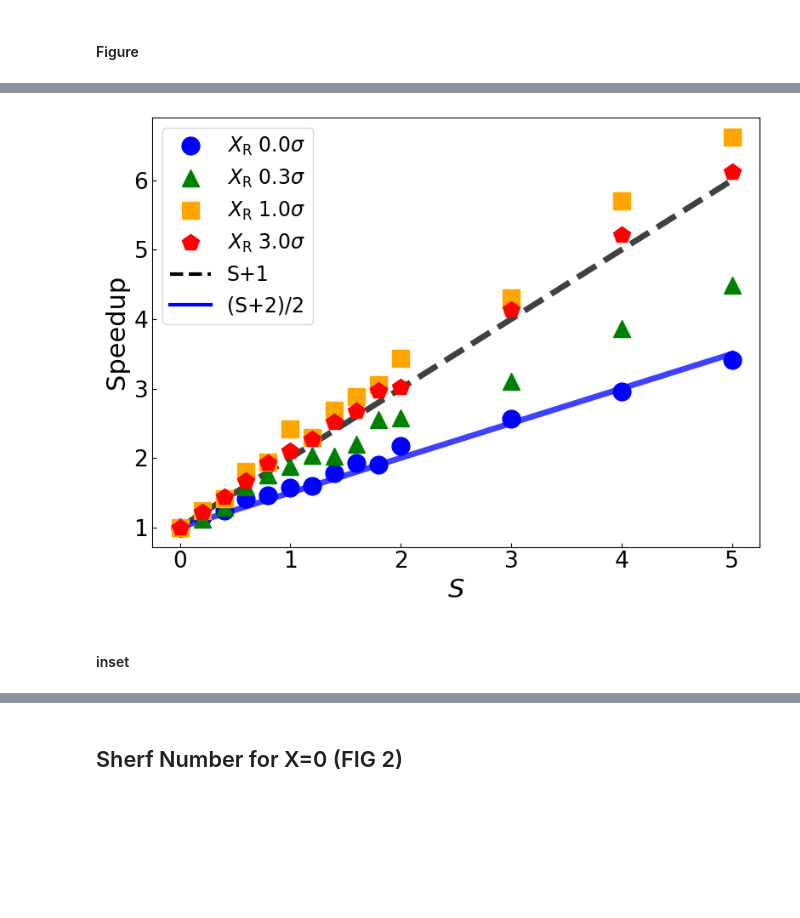
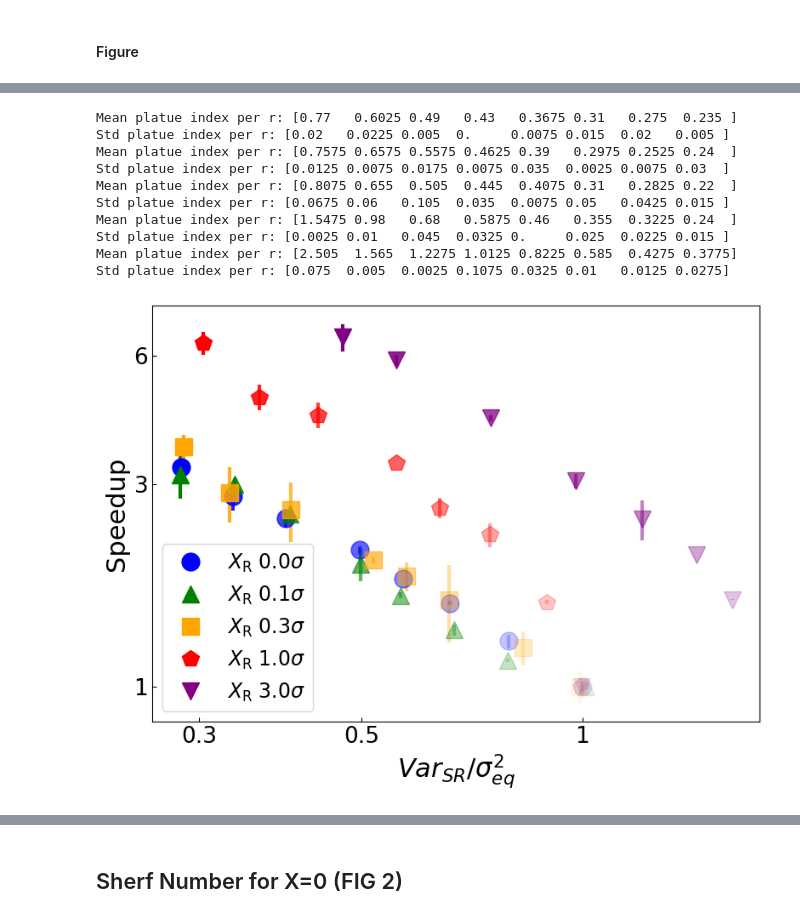
Before and after one commit to nirs199820/FasterRelaxationDifferentDestination, a Jupyter notebook: results_analysis.ipynb, the cells around one changed output, grey strips where cells are left out. Drawn from its saved outputs; the diff is of its cells as text; code cells hidden in the pictures; blank space fills up the shorter version.

```diff
--- a/results_analysis.ipynb
+++ b/results_analysis.ipynb
@@ -284,7 +284,7 @@ dt = 0.1
 gamma = 500
 kT = 1
 steps = 10000
-n_particles = 200000
+n_particles = 16000
 batch_size = 8000
 batches = int(n_particles/batch_size)
 D=kT/gamma
@@ -301,7 +301,7 @@ print(typical_length_scale)
 ### resetting parameters ###
 delta_fraction = 0.002
 resetting_rate = delta_fraction/dt
-start_positions = np.linspace(np.floor(-10*typical_length_scale), 0, 16)[::-1]
+start_positions = np.linspace(np.floor(-10*typical_length_scale), 0, 11)[::-1]
 print(start_positions)
 
 start_positions_str = [f'{abs(x):.2f}'[:] for x in start_positions]
@@ -336,7 +334,7 @@ histograms_per_start_pos = np.load(folder+'/histograms_per_start_pos.npy')
 fig, ax = plt.subplots(1, 1, figsize=(18, 7), edgecolor='black')
 xlim = (-2.5, 1.5)
 ylim = (0, 2.2)
-positions_to_print = [0, 3, 6]
+positions_to_print = [0, 2, 4]
 c = 0
 for i ,hists in enumerate(histograms_per_start_pos):
     if i not in positions_to_print:
@@ -375,8 +373,8 @@ ax.text(0.875, 1.45, 'U(x)', fontsize=65, ha='center', va='bottom', color='Black
 start_positions_handle = [plt.Line2D([0], [0], color='black', linewidth=4, linestyle='--', label='Resetting Position')]
 potential_handle = [plt.Line2D([0], [0], color='Orange', linewidth=7, label='U(x)')]
 plt.tight_layout()
-figname = 'Fig 4 - NESS by Xr.svg'
-path = os.path.join('Figures/OVERLEAF',figname)
+figname = 'Fig 3 - NESS by Xr.svg'
+path = os.path.join('Figures/Figure3',figname)
 plt.savefig(path,bbox_inches='tight',format='svg', dpi=500)
 plt.show()
 # %% [output]
@@ -1209,3 +442,10 @@ Platue index per rate per start T (log spaced): (4, 16)
+# %%
+### Load Data ###
+
+### relaxation vs S-number ###
+platue_indices_per_r_per_start = np.load(folder_relaxation_vs_s_num+'/platue_indices_per_r_per_start.npy', allow_pickle=True)
+mean_platue_indices_per_r_per_start = np.load(folder_relaxation_vs_s_num+'/mean_platue_indices_per_r_per_start.npy', allow_pickle=True)
+std_platue_indices_per_r_per_start = np.load(folder_relaxation_vs_s_num+'/std_platue_indices_per_r_per_start.npy', allow_pickle=True)
 # %%
 import mpl_toolkits.axes_grid1 as axes_grid
 from mpl_toolkits.axes_grid1 import make_axes_locatable
@@ -1276,41 +549,57 @@ plt.show()
 # %%
+
 ### plotting linear spaced data ###
 slope_1 = -1
 
 func1 = lambda x: 1/(1+x)
 func2 = lambda x: 2/(2+x)
-symbols = ['o', '^', 's', 'p']
-matplotlib_colors = ['blue', 'green', 'orange', 'red']
+symbols = ['o', '^', 's', 'p', 'v']
+matplotlib_colors = ['blue', 'green', 'orange', 'red', 'purple']
 
 fig, ax = plt.subplots(figsize=(8, 6))
 
-for i, (platue_index_per_r, c, start_position, boltz_platue, symbol) in enumerate(zip(platue_index_per_r_per_start_T_vs_S, matplotlib_colors, start_positions_relaxation_vs_Snum, boltzmann_platue_index_per_start_T_vs_S, symbols)):
-    ax.errorbar(sherf_nums_relaxation_vs_Snum, boltz_platue/platue_index_per_r, linestyle='', marker=symbol, lw=3, ms=15, color=c)#, color=cpick.to_rgba(abs(start_position)))
-    #plt.errorbar(sherf_num_patch[-1], final_platue/boltz_platue, linestyle='--', marker = 'o', lw=3, ms=10, color=c_start)
-#plt.plot(resetting_rates, mean_platue_indices_per_r, linestyle='--', lw=3, color='black', alpha=0.3)
-#plt.plot(sherf_nums_relaxation_vs_Snum[-9:], sherf_nums_relaxation_vs_Snum[-9:]**slope_1, linestyle='--', lw=3, color='black', alpha=0.3, label=f'Slope {slope_1}')
-ax.plot(sherf_nums_relaxation_vs_Snum, 1/func1(sherf_nums_relaxation_vs_Snum), linestyle='--', lw=5, color='black', alpha=0.75, label='mean - 1/(1+x)')
-ax.plot(sherf_nums_relaxation_vs_Snum, 1/func2(sherf_nums_relaxation_vs_Snum), linestyle='-', lw=5, color='blue', alpha=0.75, label='variance - 2/(2+x)')
+for i, (mean_platue_index_per_r, std_platue_index_per_r, c, start_position, boltz_platue, symbol) in enumerate(zip(mean_platue_indices_per_r_per_start, std_platue_indices_per_r_per_start, matplotlib_colors, start_positions_relaxation_vs_Snum, boltzmann_platue_index_per_start_T_vs_S, symbols)):
+    alphas = np.linspace(0.1, 1, len(mean_platue_index_per_r))
+    print('Mean platue index per r:', mean_platue_index_per_r)
+    print('Std platue index per r:', std_platue_index_per_r)
+    rel_error = std_platue_index_per_r/mean_platue_index_per_r
+    y_values = mean_platue_index_per_r[0]/mean_platue_index_per_r
+    y_err = rel_error * y_values
+    #yerr = np.sqrt((std_platue_index_per_r/mean_platue_index_per_r[0])**2 + ((mean_platue_index_per_r*std_platue_index_per_r[0])/(mean_platue_index_per_r[0]**2))**2)
+    [ax.errorbar(SS_variance_per_rate_per_start[i][j]/SS_second_moment_boltz, y_values[j], yerr=y_err[j], linestyle='', marker=symbol, lw=3, ms=15, color=c, alpha=alphas[j]) for j in range(len(alphas))]#, color=cpick.to_rgba(abs(start_position)))
+    #ax.scatter(SS_variance_per_rate_per_start[i]/SS_second_moment_boltz, boltz_platue/mean_platue_index_per_r, linestyle='', marker=symbol, lw=3, s=150, color=c, alpha=alphas)#, color=cpick.to_rgba(abs(start_position)))
 start_position_handles = [plt.Line2D([0], [0],linestyle='',color=c, marker=symbol,ms=15, label='$X_{\\rm R} $' + f' {abs(start_position)/typical_length_scale:.1f}$\\sigma$') for c, symbol, start_position in zip(matplotlib_colors, symbols, start_positions_relaxation_vs_Snum)]
-theory_handles = [plt.Line2D([0], [0], color='black', lw=3, linestyle='--', label='S+1'),
-                  plt.Line2D([0], [0], color='blue', lw=3, linestyle='-', label='(S+2)/2')]
-handles = start_position_handles + theory_handles
-ax.legend(handles=handles, loc='upper left', fontsize=17)
-ax.set_xlabel('$S$', fontsize=22)
+handles = start_position_handles
+ax.legend(handles=handles, loc='lower left', fontsize=17)
+ax.set_xlabel('$Var_{SR}/\\sigma^2_{eq}$', fontsize=22)
 ax.set_ylabel('Speedup', fontsize=22)
 #ax.set_ylabel('$\\mathcal{T}_{\\rm SR}$ / $\\mathcal{T}_{\\rm eq}$', fontsize=32)
-#ax.set_xscale('log')
-#ax.set_yscale('log')
+ax.set_xscale('log')
+ax.set_yscale('log')
 ax.tick_params(axis='both', which='both', labelsize=19, direction='in')
-#ax.set_xticks([1, 3, 5], [1, 3, 5])
-#ax.set_yticks([1, 2 ,6], [1,2,6])
+### Clear ticks ###
+ax.set_xticks([], minor=True)
+ax.set_yticks([], minor=True)
+ax.set_xticklabels([], minor=True)
+ax.set_yticklabels([], minor=True)
+## set ticks ##
+ax.set_xticks([0.3, 0.5, 1], [0.3, 0.5, 1])
+ax.set_yticks([1, 3 ,6], [1,3,6])
 fig.tight_layout()
-fig_name = 'Fig 5 - Speedup by S - Vary Xr.svg'
-saving_folder = 'Figures/OVERLEAF'
+fig_name = 'Fig 6 - Speedup by Var - Vary Xr.svg'
+saving_folder = 'Figures/Figure6_optional'
 path = os.path.join(saving_folder, fig_name)
 plt.savefig(path, bbox_inches='tight', format='svg', dpi=300)
 plt.show()
 # %% [output]
+Mean platue index per r: [0.77   0.6025 0.49   0.43   0.3675 0.31   0.275  0.235 ]
+Std platue index per r: [0.02   0.0225 0.005  0.     0.0075 0.015  0.02   0.005 ]
+Mean platue index per r: [0.7575 0.6575 0.5575 0.4625 0.39   0.2975 0.2525 0.24  ]
+Std platue index per r: [0.0125 0.0075 0.0175 0.0075 0.035  0.0025 0.0075 0.03  ]
+Mean platue index per r: [0.8075 0.655  0.505  0.445  0.4075 0.31   0.2825 0.22  ]
+Std platue index per r: [0.0675 0.06   0.105  0.035  0.0075 0.05   0.0425 0.015 ]
+Mean platue index per r: [1.5475 0.98   0.68   0.5875 0.46   0.355  0.3225 0.24  ]
+Std platue index per r: [0.0025 0.01   0.045  0.0325 0.     0.025  0.0225 0.015 ]
+Mean platue index per r: [2.505  1.565  1.2275 1.0125 0.8225 0.585  0.4275 0.3775]
+Std platue index per r: [0.075  0.005  0.0025 0.1075 0.0325 0.01   0.0125 0.0275]
-[figure, old version]
+[figure, new version]
-# %% [markdown]
-#### inset
```
Also changed, not shown: parts of 59 cells of this notebook, 6 other files.
